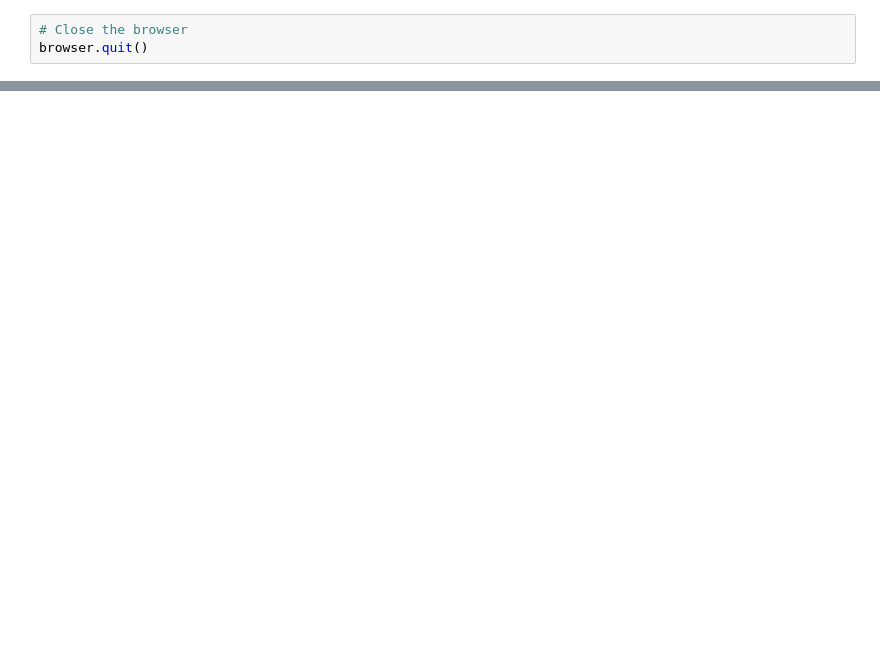
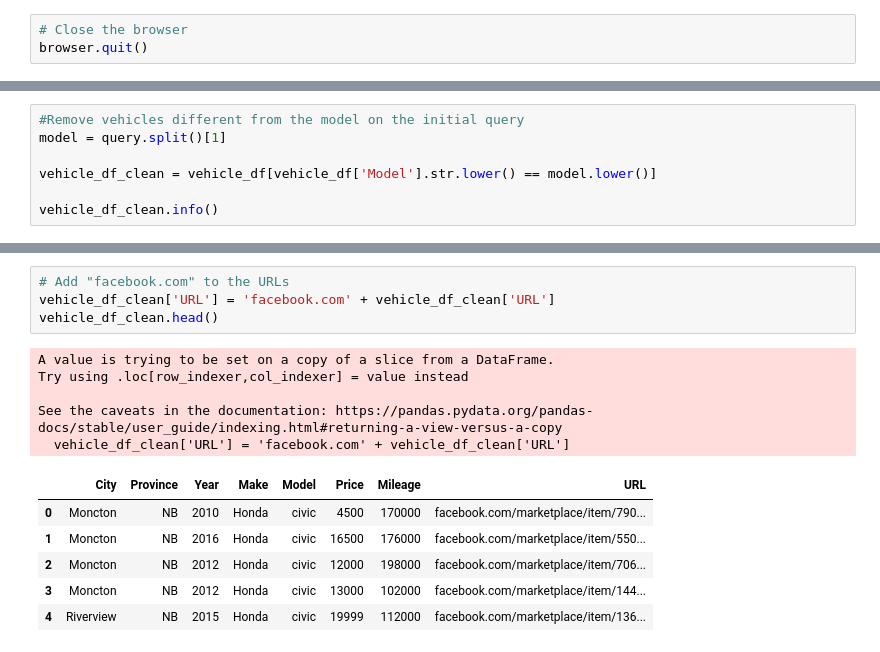
Before and after one commit to pietrostolf/facebook-marketplace-scraping, a Jupyter notebook: Marketplace_Scraper_2.ipynb, the cells around one changed output, grey strips where cells are left out. Drawn from its saved outputs; the diff is of its cells as text; blank space fills up the shorter version.

```diff
--- a/Marketplace_Scraper_2.ipynb
+++ b/Marketplace_Scraper_2.ipynb
@@ -124,0 +316,7 @@ IndexError: list assignment index out of range
+# %%
+#Remove vehicles different from the model on the initial query
+model = query.split()[1]
+
+vehicle_df_clean = vehicle_df[vehicle_df['Model'].str.lower() == model.lower()]
+
+vehicle_df_clean.info()
@@ -124,0 +339,16 @@ IndexError: list assignment index out of range
+# %%
+# Add "facebook.com" to the URLs
+vehicle_df_clean['URL'] = 'facebook.com' + vehicle_df_clean['URL']
+vehicle_df_clean.head()
+# %% [output]
+A value is trying to be set on a copy of a slice from a DataFrame.
+Try using .loc[row_indexer,col_indexer] = value instead
+
+See the caveats in the documentation: https://pandas.pydata.org/pandas-docs/stable/user_guide/indexing.html#returning-a-view-versus-a-copy
+  vehicle_df_clean['URL'] = 'facebook.com' + vehicle_df_clean['URL']
+|  | City | Province | Year | Make | Model | Price | Mileage | URL |
+| 0 | Moncton | NB | 2010 | Honda | civic | 4500 | 170000 | facebook.com/marketplace/item/790... |
+| 1 | Moncton | NB | 2016 | Honda | civic | 16500 | 176000 | facebook.com/marketplace/item/550... |
+| 2 | Moncton | NB | 2012 | Honda | civic | 12000 | 198000 | facebook.com/marketplace/item/706... |
+| 3 | Moncton | NB | 2012 | Honda | civic | 13000 | 102000 | facebook.com/marketplace/item/144... |
+| 4 | Riverview | NB | 2015 | Honda | civic | 19999 | 112000 | facebook.com/marketplace/item/136... |
```
Also changed, not shown: parts of 17 cells of this notebook, 2 other files.
